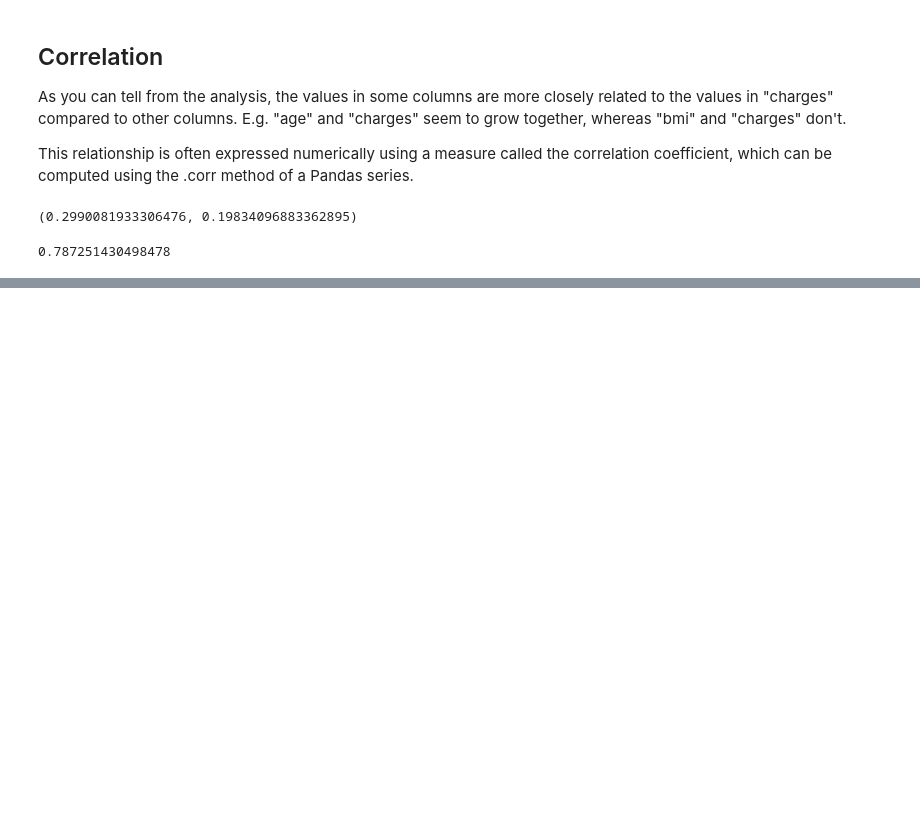
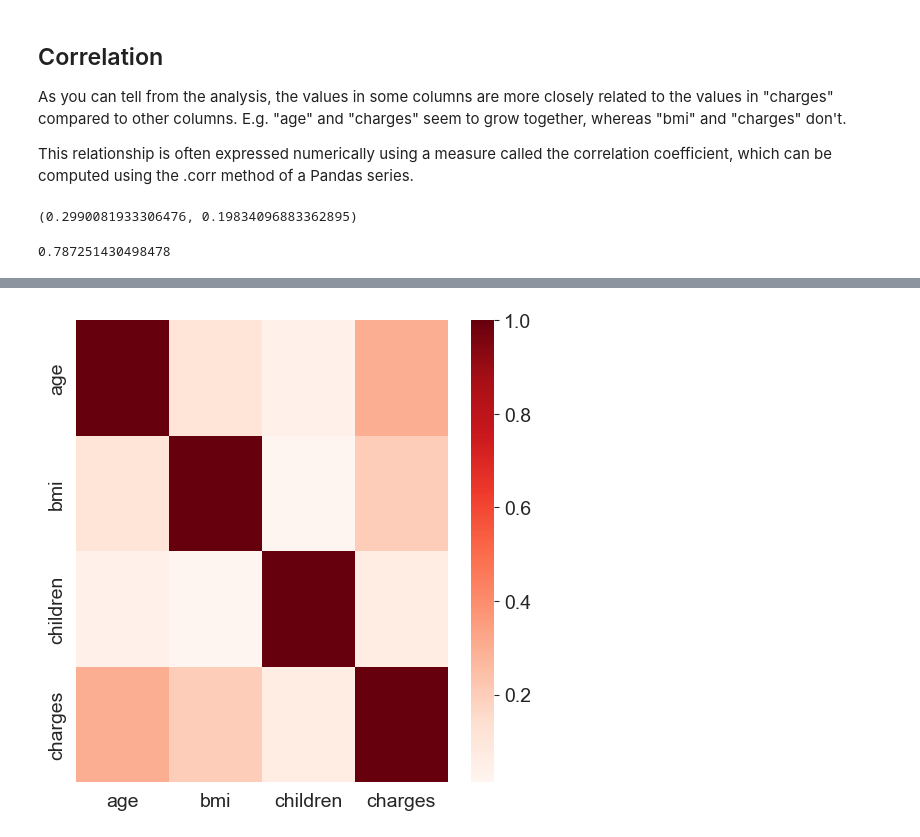
Before and after one commit to taanjit/Medical_cost_personal_dataset_kaggle, a Jupyter notebook: medical_cost_prediction.ipynb, the cells around one changed output, grey strips where cells are left out. Drawn from its saved outputs; the diff is of its cells as text; code cells hidden in the pictures; blank space fills up the shorter version.

```diff
--- a/medical_cost_prediction.ipynb
+++ b/medical_cost_prediction.ipynb
@@ -234,0 +221,3 @@ Name: sex, Length: 1338, dtype: float64
+# %%
+medical_df1=medical_df
+medical_df1
@@ -234,0 +238,3 @@ Name: sex, Length: 1338, dtype: float64
+# %%
+medical_df1=medical_df1.drop(columns=['sex','region','smoker'])
+medical_df
@@ -234,0 +263,6 @@ Name: sex, Length: 1338, dtype: float64
+# %%
+fig, ax = plt.subplots(figsize=(6, 6))
+sns.heatmap(medical_df1.corr(),cmap='Reds',annot=False)
+plt.show()
+# %% [output]
+[figure, added]
```
Also changed, not shown: parts of 75 cells of this notebook.
